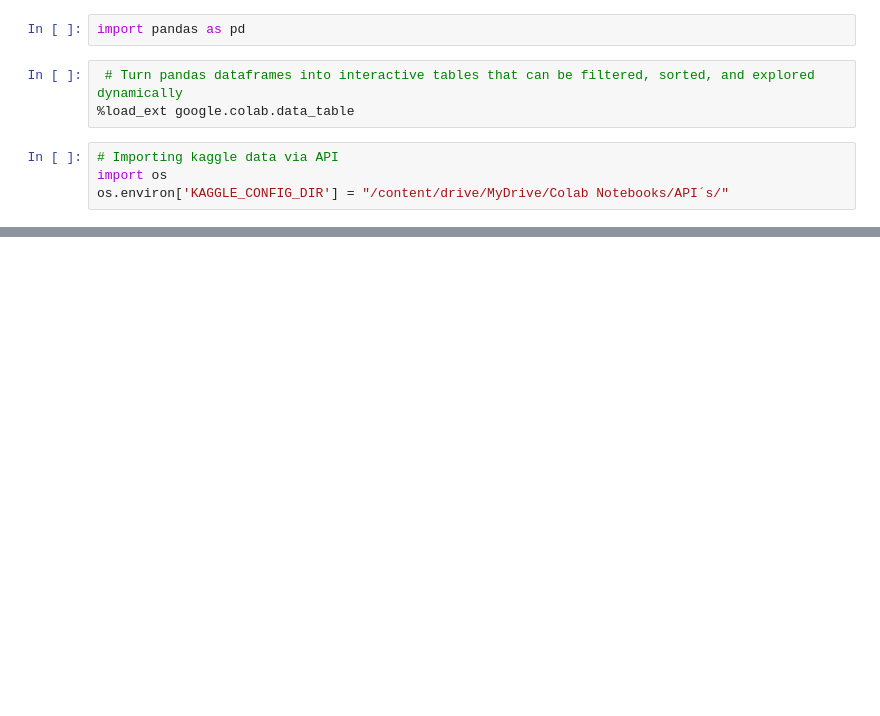
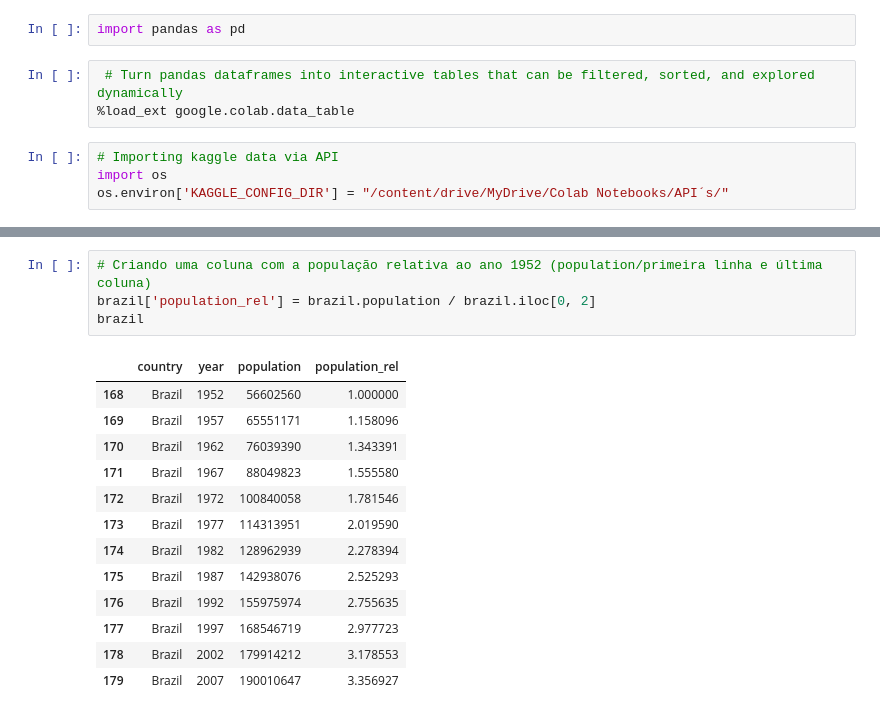
Before and after one commit to cvs2010/Data-Science-Projects, a Jupyter notebook: pandas_tutorial.ipynb, the cells around one changed output, grey strips where cells are left out. Drawn from its saved outputs; the diff is of its cells as text; blank space fills up the shorter version.

```diff
--- a/pandas_tutorial.ipynb
+++ b/pandas_tutorial.ipynb
@@ -50,0 +164,18 @@ Clicking to prevent disconnections in 60 sec interval.
+# %%
+# Criando uma coluna com a população relativa ao ano 1952 (population/primeira linha e última coluna)
+brazil['population_rel'] = brazil.population / brazil.iloc[0, 2]
+brazil
+# %% [output]
+|  | country | year | population | population_rel |
+| 168 | Brazil | 1952 | 56602560 | 1.000000 |
+| 169 | Brazil | 1957 | 65551171 | 1.158096 |
+| 170 | Brazil | 1962 | 76039390 | 1.343391 |
+| 171 | Brazil | 1967 | 88049823 | 1.555580 |
+| 172 | Brazil | 1972 | 100840058 | 1.781546 |
+| 173 | Brazil | 1977 | 114313951 | 2.019590 |
+| 174 | Brazil | 1982 | 128962939 | 2.278394 |
+| 175 | Brazil | 1987 | 142938076 | 2.525293 |
+| 176 | Brazil | 1992 | 155975974 | 2.755635 |
+| 177 | Brazil | 1997 | 168546719 | 2.977723 |
+| 178 | Brazil | 2002 | 179914212 | 3.178553 |
+| 179 | Brazil | 2007 | 190010647 | 3.356927 |
```
Also changed, not shown: parts of 19 cells of this notebook.
